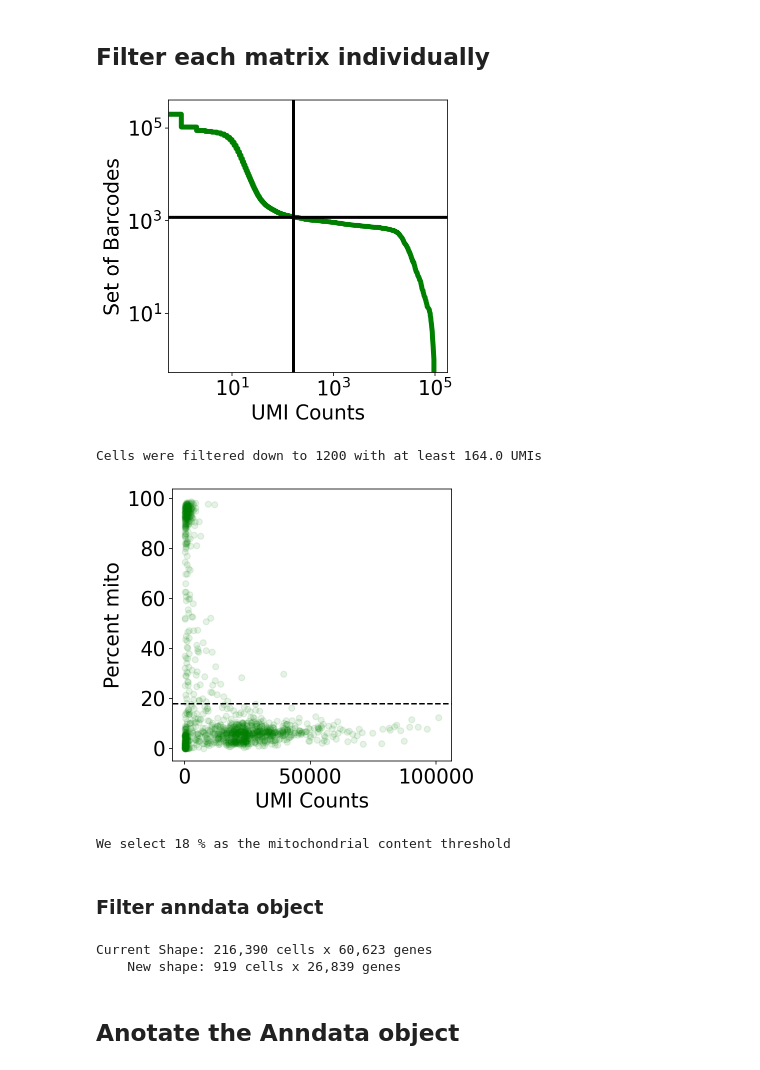
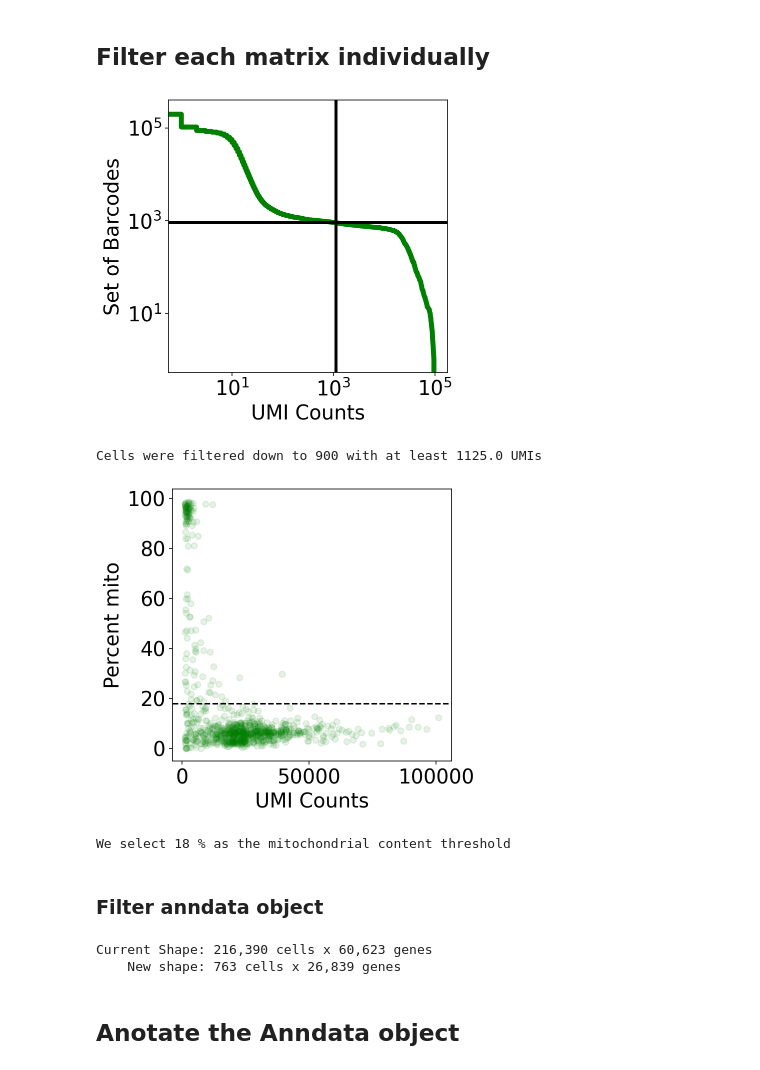
Before and after one commit to agalvezm/ACE2_scRNAseq, a Jupyter notebook: notebooks_countmatrices/GSE103918_GSM2786158.ipynb, the cells around one changed output. Drawn from its saved outputs; the diff is of its cells as text; code cells hidden in the pictures.

```diff
--- a/notebooks_countmatrices/GSE103918_GSM2786158.ipynb
+++ b/notebooks_countmatrices/GSE103918_GSM2786158.ipynb
@@ -323,7 +323,7 @@ gene_threshold = 3
 mito_criteria = 30
 # %%
 
-expected_num_cells = 1200#@param {type:"integer"}
+expected_num_cells = 900#@param {type:"integer"}
 knee = np.sort(nd(results[sample_id[i]].X.sum(axis=1)))[::-1]
 
 fig, ax = plt.subplots(figsize=(5, 5))
@@ -343,36 +343,36 @@ plt.show()
 
 cell_threshold = knee[expected_num_cells]
 
 results["cell_threshold" + sample_id[samp_n]] = knee[expected_num_cells]
 
 print ("Cells were filtered down to " + str(expected_num_cells) + " with at least " + str(cell_threshold) + " UMIs")
 
 
 mito_criteria = 18#@param {type:"integer"}
 results["mito_criteria" + sample_id[samp_n]] = mito_criteria
 
 fig, ax = plt.subplots(figsize=(5,5))
 
 
 x = nd(results[sample_id[i]].obs["cell_counts"][results[sample_id[i]].obs["cell_counts"] > cell_threshold])
 y = nd(results[sample_id[i]].obs["percent_mito"][results[sample_id[i]].obs["cell_counts"] > cell_threshold])
 
 ax.scatter(x, y, color="green", alpha=0.1)
 
 ax.axhline(y=mito_criteria, linestyle="--", color="k")
 
 
 ax.set_xlabel("UMI Counts")
 ax.set_ylabel("Percent mito")
 
 
 plt.show()
 
 print("We select " + str(mito_criteria) + " % as the mitochondrial content threshold")
 # %% [output]
-[figure, old version]
+[figure, new version]
-Cells were filtered down to 1200 with at least 164.0 UMIs
+Cells were filtered down to 900 with at least 1125.0 UMIs
-[figure, old version]
+[figure, new version]
 We select 18 % as the mitochondrial content threshold
 # %% [markdown]
 ### Filter anndata object
@@ -390,7 +390,7 @@ for i in range(number_of_samples):
   results["data_" + sample_id[i]] = results[sample_id[i]][cell_mask, gene_mask]
 # %% [output]
 Current Shape: 216,390 cells x 60,623 genes
-    New shape: 919 cells x 26,839 genes
+    New shape: 763 cells x 26,839 genes
 # %% [markdown]
 ## Anotate the Anndata object
 # %%
```
Also changed, not shown: parts of 8 cells of this notebook.
